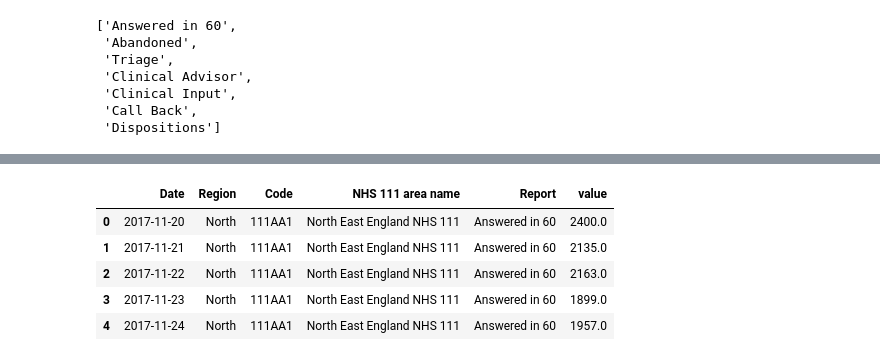
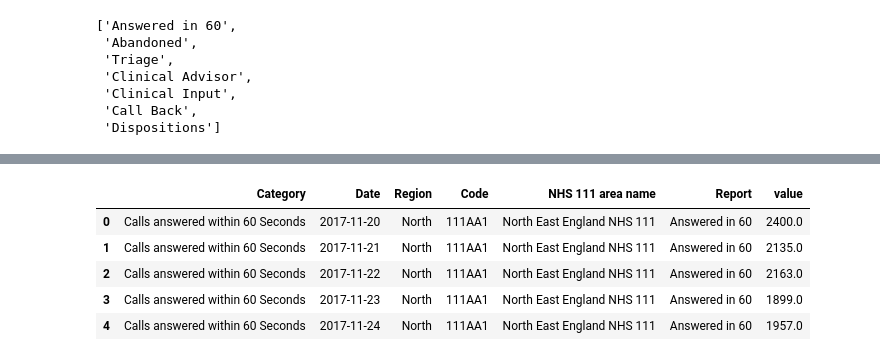
Before and after one commit to psychemedia/openHealthDataDoodles, a Jupyter notebook: notebooks/Winter_SitRep.ipynb, the cells around one changed output, grey strips where cells are left out. Saved outputs shown, nothing was run; the diff lists cells and outputs as text; code cells hidden in the pictures.

Commit message:
Second pass at NHS111 sheets...

```diff
--- a/notebooks/Winter_SitRep.ipynb
+++ b/notebooks/Winter_SitRep.ipynb
@@ -817,3 +817,23 @@ reports
  'Clinical Input',
  'Call Back',
  'Dispositions']
+# %%
+sheet = 'Answered in 60'
+skiprows=12
+header=None
+dfx=xl.parse(sheet,skiprows=skiprows,header=header)
+dfx.dropna(how='all',inplace=True)
+dfx.dropna(how='all',axis=1,inplace=True)
+dfx.iloc[:2]=dfx.iloc[:2].fillna(method='ffill',axis='index')
+dfx.iloc[:1]=dfx.iloc[:1].fillna(method='ffill',axis='columns')
+dfx.columns=pd.MultiIndex.from_arrays(dfx.iloc[:2].values, names=['Category', 'Date'])
+dfx.drop([0,1,2],inplace=True)
+dfx['Report'] = sheet
+dfx.set_index([('Region','Region'),('Code','Code'),
+               ('NHS 111 area name','NHS 111 area name'), 'Report'],inplace=True)
+dfx = dfx.T.reset_index()
+dfx = dfx.melt(id_vars=['Category','Date'])
+dfx.rename(columns={('Region', 'Region'): 'Region',
+                   ('Code', 'Code'):'Code',
+                   ('NHS 111 area name', 'NHS 111 area name'):'NHS 111 area name'}, inplace=True)
+dfx
@@ -820,33 +859,37 @@ reports
 # %%
 def dailySR_NHS111_parse(xl,sheet,skiprows=12,header=None):
     if sheet not in reports: return pd.DataFrame()
 
     dfx=xl.parse(sheet,skiprows=skiprows,header=header)
     dfx.dropna(how='all',inplace=True)
     dfx.dropna(how='all',axis=1,inplace=True)
     dfx.iloc[:2]=dfx.iloc[:2].fillna(method='ffill',axis='index')
-    dfx.drop([0,2],inplace=True)
-    dfx.columns=dfx.iloc[0].values
-    dfx.drop([1],inplace=True)
+    dfx.iloc[:1]=dfx.iloc[:1].fillna(method='ffill',axis='columns')
+    dfx.columns=pd.MultiIndex.from_arrays(dfx.iloc[:2].values, names=['Category', 'Date'])
+    dfx.drop([0,1,2],inplace=True)
     dfx['Report'] = sheet
-    dfx.set_index(['Region','Code','NHS 111 area name', 'Report'],inplace=True)
-    dfx = dfx.T
-    dfx = pd.melt(dfx.reset_index(),id_vars=['index'])
+    dfx.set_index([('Region','Region'),('Code','Code'),
+                   ('NHS 111 area name','NHS 111 area name'), 'Report'],inplace=True)
+    dfx = dfx.T.reset_index()
+    dfx = dfx.melt(id_vars=['Category','Date'])
+    dfx.rename(columns={('Region', 'Region'): 'Region',
+                       ('Code', 'Code'):'Code',
+                       ('NHS 111 area name', 'NHS 111 area name'):'NHS 111 area name'}, inplace=True)
+
     dfx['value'] = pd.to_numeric(dfx['value'],errors='coerce')
-    dfx.columns = ['Date']+dfx.columns[1:].tolist()
     return dfx
 
 
 
 tmp = dailySR_NHS111_parse(xl,'Answered in 60')
 tmp.head()
 # %% [output]
-|  | Date | Region | Code | NHS 111 area name | Report | value |
-| 0 | 2017-11-20 | North | 111AA1 | North East England NHS 111 | Answered in 60 | 2400.0 |
-| 1 | 2017-11-21 | North | 111AA1 | North East England NHS 111 | Answered in 60 | 2135.0 |
-| 2 | 2017-11-22 | North | 111AA1 | North East England NHS 111 | Answered in 60 | 2163.0 |
-| 3 | 2017-11-23 | North | 111AA1 | North East England NHS 111 | Answered in 60 | 1899.0 |
-| 4 | 2017-11-24 | North | 111AA1 | North East England NHS 111 | Answered in 60 | 1957.0 |
+|  | Category | Date | Region | Code | NHS 111 area name | Report | value |
+| 0 | Calls answered within 60 Seconds | 2017-11-20 | North | 111AA1 | North East England NHS 111 | Answered in 60 | 2400.0 |
+| 1 | Calls answered within 60 Seconds | 2017-11-21 | North | 111AA1 | North East England NHS 111 | Answered in 60 | 2135.0 |
+| 2 | Calls answered within 60 Seconds | 2017-11-22 | North | 111AA1 | North East England NHS 111 | Answered in 60 | 2163.0 |
+| 3 | Calls answered within 60 Seconds | 2017-11-23 | North | 111AA1 | North East England NHS 111 | Answered in 60 | 1899.0 |
+| 4 | Calls answered within 60 Seconds | 2017-11-24 | North | 111AA1 | North East England NHS 111 | Answered in 60 | 1957.0 |
 # %%
 #import sqlite3
 
```
Also changed, not shown: parts of 3 cells of this notebook.
